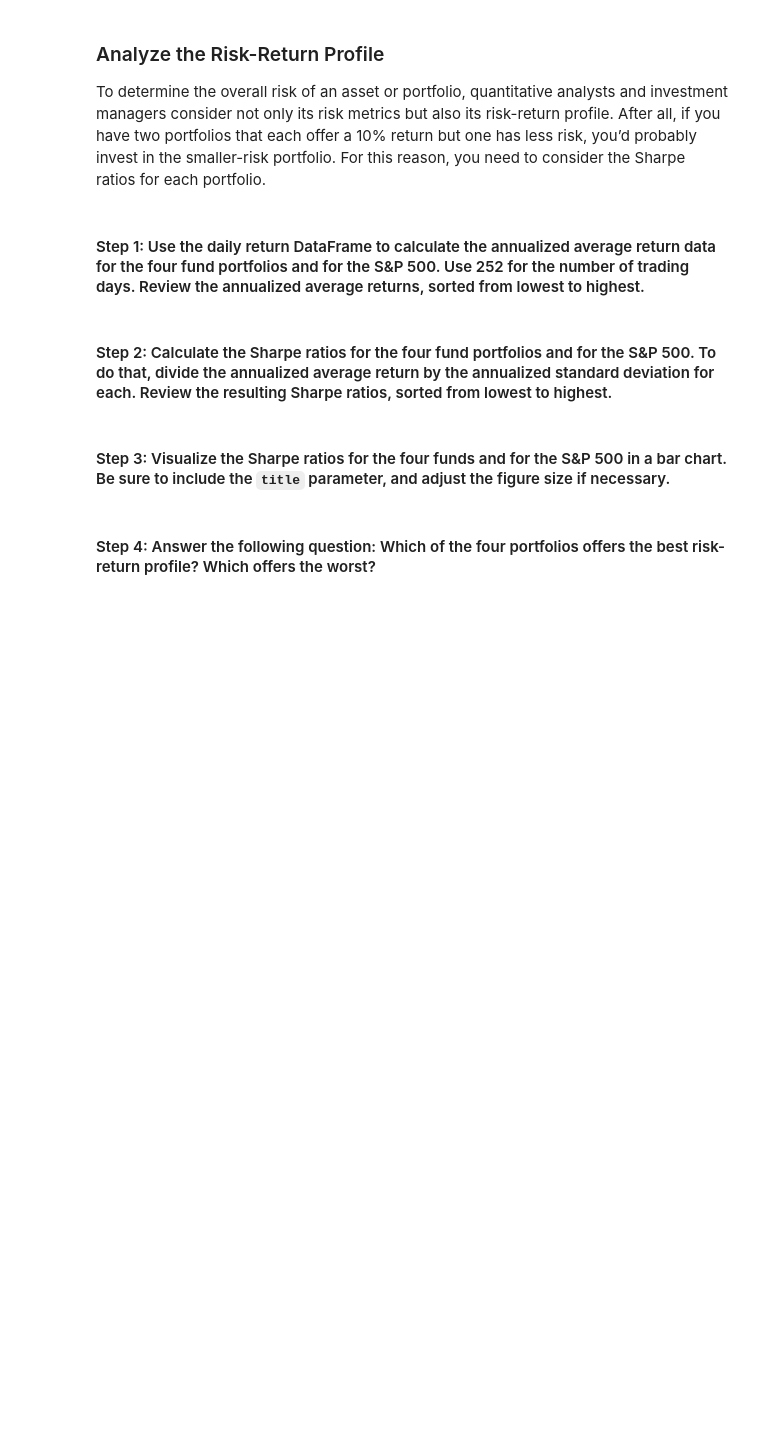
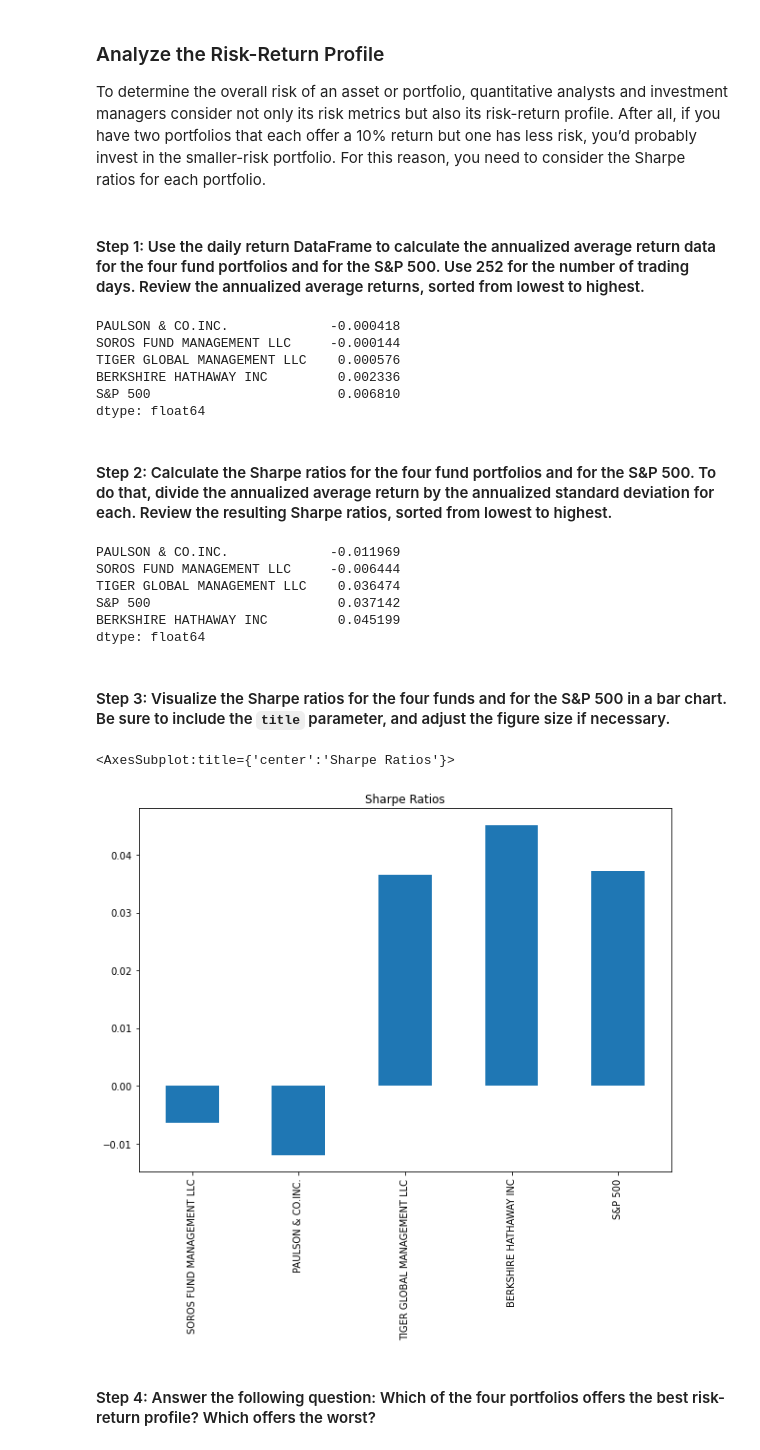
Before and after one commit to codetree4u/AnalyzingPortfolio_Risk-Profit, a Jupyter notebook: risk_return_analysis.ipynb, the cells around one changed output. Drawn from its saved outputs; the diff is of its cells as text; code cells hidden in the pictures; blank space fills up the shorter version.

```diff
--- a/risk_return_analysis.ipynb
+++ b/risk_return_analysis.ipynb
@@ -392,18 +392,53 @@ To determine the overall risk of an asset or portfolio, quantitative analysts an
 # Use 252 as the number of trading days in the year
 # Review the annual average returns sorted from lowest to highest
 # YOUR CODE HERE
+# The number of trading days is set to 252 for use throughout these calculations
+trading_days = 252
+# Calculate the annualized standard deviation for the cryptocurrencies
+# Use the Pandas std function to calculate the standard deviation for each cryptocurrency
+# Multiply the standard deviation by the square root (using the NumPy sqrt function) of the number of trading days
+annual_average_return = whales_sp500_daily_returns.mean() * np.sqrt(trading_days)
+
+# Sort the annual standard deviations for the cryptocurrencies from lowest to highest
+annual_average_return.sort_values()
+# %% [output]
+PAULSON & CO.INC.             -0.000418
+SOROS FUND MANAGEMENT LLC     -0.000144
+TIGER GLOBAL MANAGEMENT LLC    0.000576
+BERKSHIRE HATHAWAY INC         0.002336
+S&P 500                        0.006810
+dtype: float64
 # %% [markdown]
 #### Step 2: Calculate the Sharpe ratios for the four fund portfolios and for the S&P 500. To do that, divide the annualized average return by the annualized standard deviation for each. Review the resulting Sharpe ratios, sorted from lowest to highest.
 # %%
 # Calculate the annualized Sharpe Ratios for each of the 4 portfolios and the S&P 500.
 # Review the Sharpe ratios sorted lowest to highest
 # YOUR CODE HERE
+# Calculate Sharpe ratios by dividing the annual average return of the cryptocurrencies
+# by the annual standard deviation of the cryptocurrencies
+whales_sp500_sharpe_ratios = annual_average_return / annual_standard_deviation
+
+# Sort the Sharpe ratios for the cryptocurrencies from lowest to highest
+whales_sp500_sharpe_ratios.sort_values()
+# %% [output]
+PAULSON & CO.INC.             -0.011969
+SOROS FUND MANAGEMENT LLC     -0.006444
+TIGER GLOBAL MANAGEMENT LLC    0.036474
+S&P 500                        0.037142
+BERKSHIRE HATHAWAY INC         0.045199
+dtype: float64
 # %% [markdown]
 #### Step 3: Visualize the Sharpe ratios for the four funds and for the S&P 500 in a bar chart. Be sure to include the `title` parameter, and adjust the figure size if necessary.
 # %%
 # Visualize the Sharpe ratios as a bar chart
 # Include a title parameter and adjust the figure size
 # YOUR CODE HERE
+# Using the Pandas plot.bar function, visualize the Sharpe ratios for the cryptocurrencies in a bar chart
+# Be sure to adjust the figure size and include a title
+whales_sp500_sharpe_ratios.plot.bar(figsize=(10, 7), title="Sharpe Ratios")
+# %% [output]
+<AxesSubplot:title={'center':'Sharpe Ratios'}>
+[figure, added]
 # %% [markdown]
 #### Step 4: Answer the following question: Which of the four portfolios offers the best risk-return profile? Which offers the worst?
 # %% [markdown]
```
Also changed, not shown: parts of 3 cells of this notebook.
